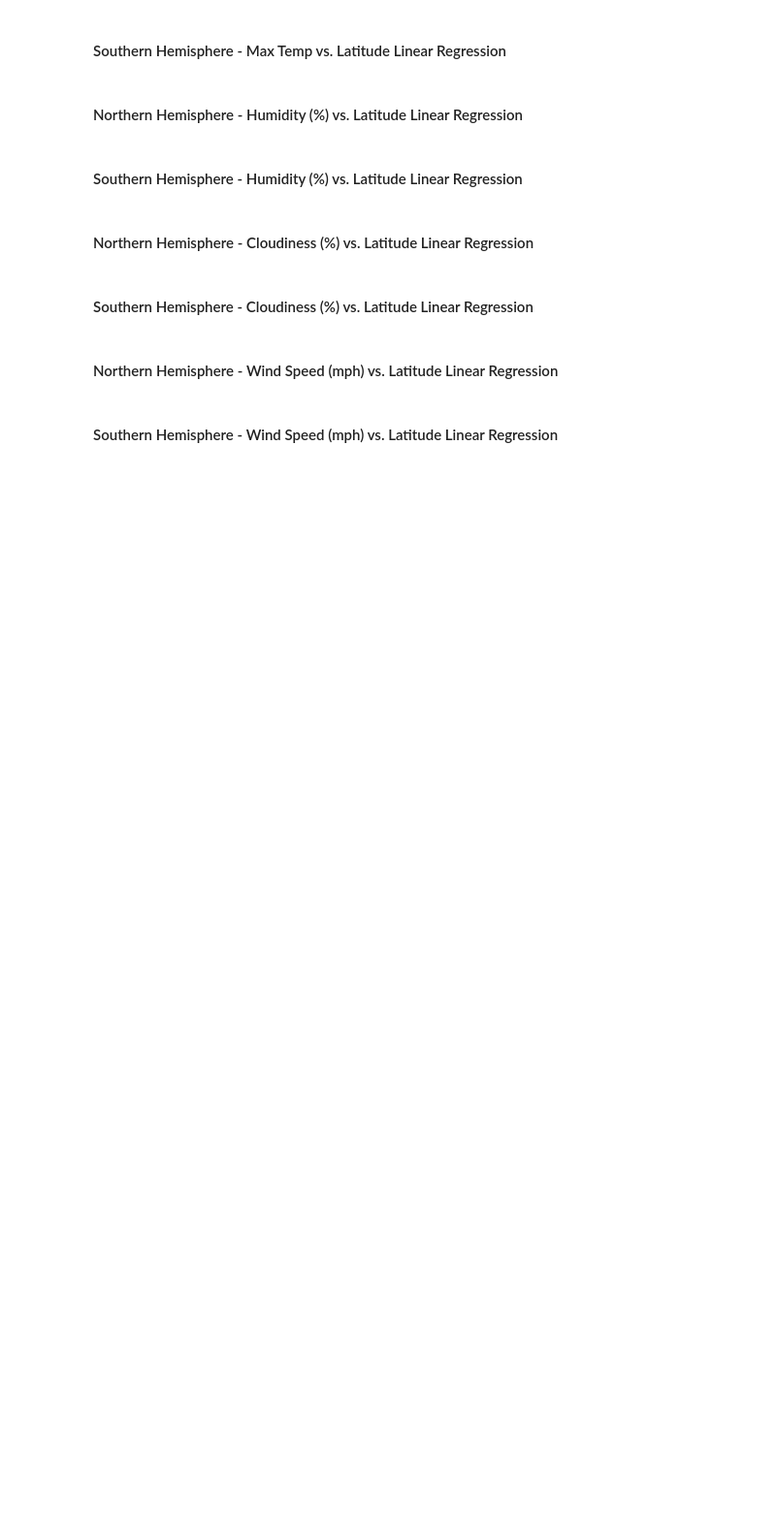
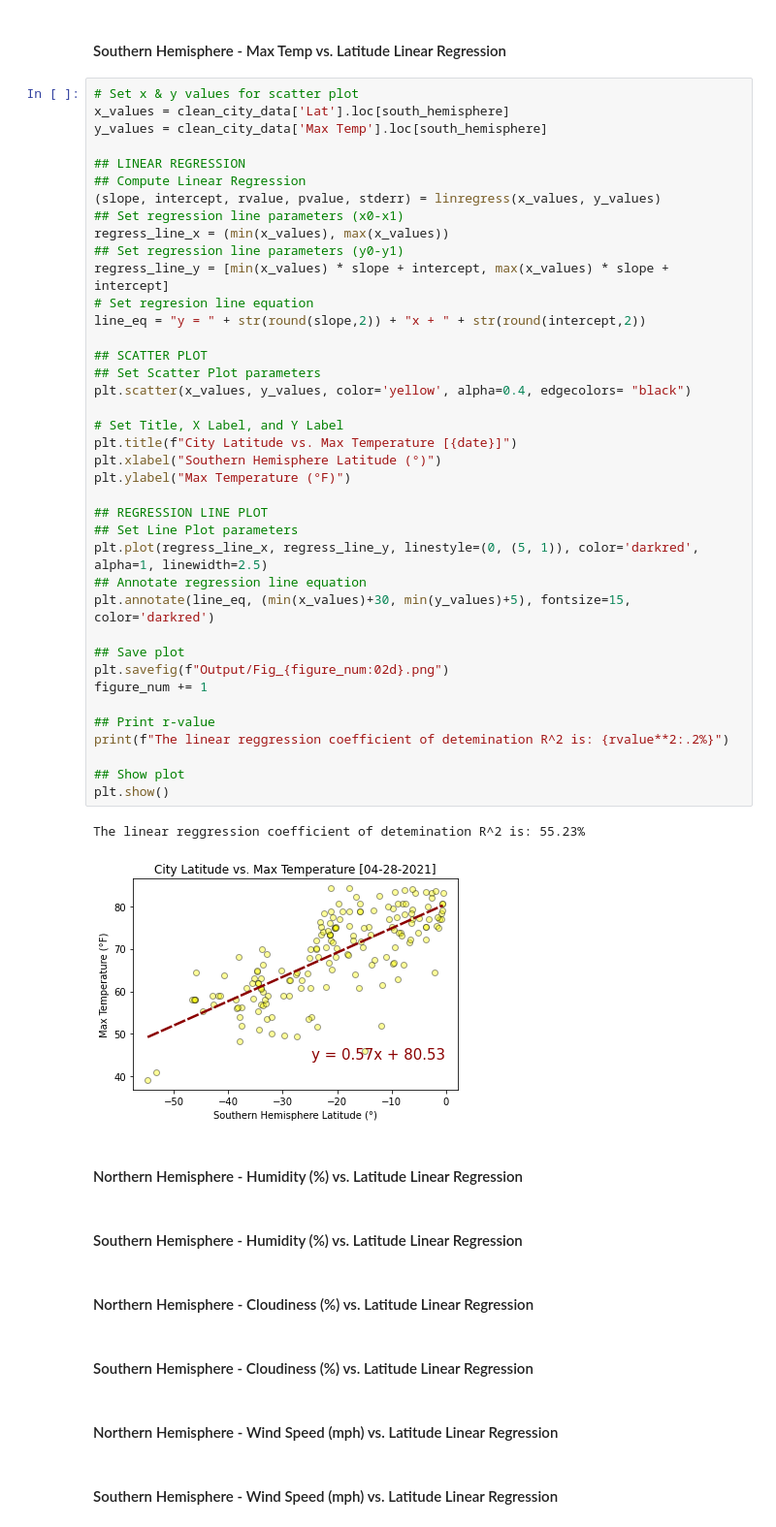
Before and after one commit to rperezme-data/DAB_H06_Python-API-challenge, a Jupyter notebook: WeatherPy/WeatherPy.ipynb, the cells around one changed output. Shown at 97% size. Drawn from its saved outputs; the diff is of its cells as text; blank space fills up the shorter version.

```diff
--- a/WeatherPy/WeatherPy.ipynb
+++ b/WeatherPy/WeatherPy.ipynb
@@ -320,5 +362,47 @@ south_hemisphere = clean_city_data["Lat"] < 0
 # %% [markdown]
 ####  Southern Hemisphere - Max Temp vs. Latitude Linear Regression
+# %%
+# Set x & y values for scatter plot
+x_values = clean_city_data['Lat'].loc[south_hemisphere]
+y_values = clean_city_data['Max Temp'].loc[south_hemisphere]
+
+## LINEAR REGRESSION
+## Compute Linear Regression
+(slope, intercept, rvalue, pvalue, stderr) = linregress(x_values, y_values)
+## Set regression line parameters (x0-x1)
+regress_line_x = (min(x_values), max(x_values))
+## Set regression line parameters (y0-y1)
+regress_line_y = [min(x_values) * slope + intercept, max(x_values) * slope + intercept]
+# Set regresion line equation
+line_eq = "y = " + str(round(slope,2)) + "x + " + str(round(intercept,2))
+
+## SCATTER PLOT
+## Set Scatter Plot parameters
+plt.scatter(x_values, y_values, color='yellow', alpha=0.4, edgecolors= "black")
+
+# Set Title, X Label, and Y Label
+plt.title(f"City Latitude vs. Max Temperature [{date}]")
+plt.xlabel("Southern Hemisphere Latitude (°)")
+plt.ylabel("Max Temperature (°F)")
+
+## REGRESSION LINE PLOT
+## Set Line Plot parameters
+plt.plot(regress_line_x, regress_line_y, linestyle=(0, (5, 1)), color='darkred', alpha=1, linewidth=2.5)
+## Annotate regression line equation
+plt.annotate(line_eq, (min(x_values)+30, min(y_values)+5), fontsize=15, color='darkred')
+
+## Save plot
+plt.savefig(f"Output/Fig_{figure_num:02d}.png")
+figure_num += 1
+
+## Print r-value
+print(f"The linear reggression coefficient of detemination R^2 is: {rvalue**2:.2%}")
+
+## Show plot
+plt.show()
+# %% [output]
+The linear reggression coefficient of detemination R^2 is: 55.23%
+[figure, added]
 # %% [markdown]
 ####  Northern Hemisphere - Humidity (%) vs. Latitude Linear Regression
 # %% [markdown]
```
Also changed, not shown: parts of 12 cells of this notebook, 8 other files.
